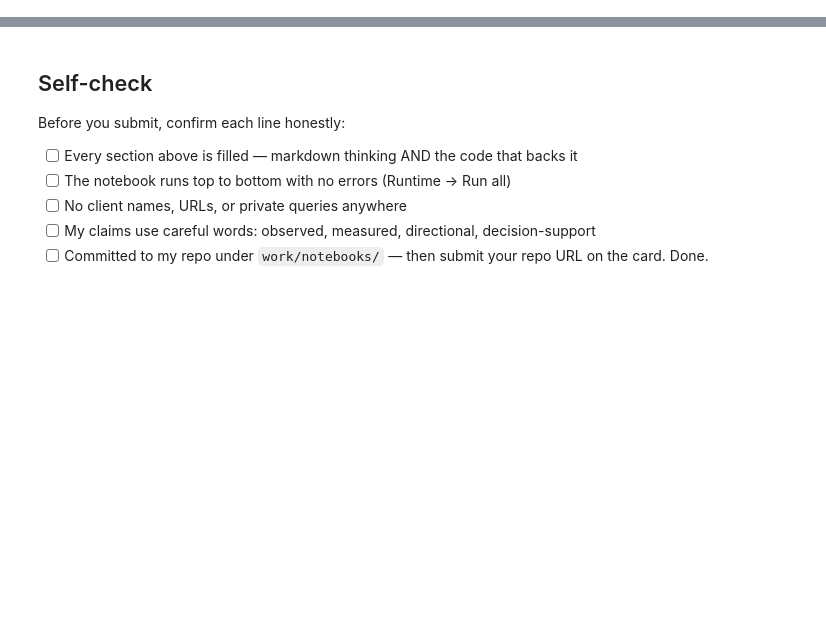
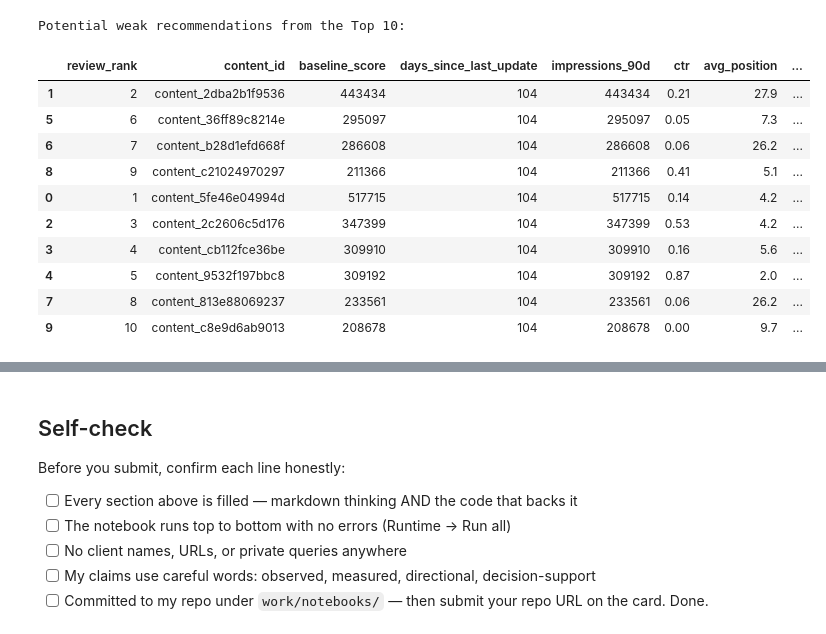
Before and after one commit to toBESkiii/FlyRank_AI_Intership, a Jupyter notebook: work/notebooks/w04_baseline_score.ipynb, the cells around one changed output, grey strips where cells are left out. Cells and saved outputs as stored; diff of their text form; code cells hidden in the pictures; blank space fills up the shorter version.

Commit message:
Complete ML-07 baseline action score and top-10 review

```diff
--- a/work/notebooks/w04_baseline_score.ipynb
+++ b/work/notebooks/w04_baseline_score.ipynb
@@ -36,0 +490,71 @@ This skeleton is yours to fill. Work the sections **in order** — each one has
+# %%
+# This cell is for CODE (numbers, a query, a check).
+# Write your text answer in the cell ABOVE this one — typing sentences here breaks Run All.
+
+import numpy as np
+
+# Review possible weaknesses within the top ten recommendations
+weak_pick_review = top_10_review.copy()
+
+weak_pick_review["possible_weakness"] = np.select(
+    [
+        weak_pick_review["decline_proxy"] == 0,
+        weak_pick_review["ctr"] >= median_ctr,
+        weak_pick_review["avg_position"] > 20,
+        weak_pick_review["days_since_last_update"] >= 365
+    ],
+    [
+        "Not labelled as declining — possible false positive",
+        "CTR is already at or above the dataset median",
+        "Weak average position may explain the opportunity differently",
+        "May be intentionally evergreen despite its age"
+    ],
+    default=(
+        "Performance may be affected by seasonality, demand "
+        "or competition rather than stale content"
+    )
+)
+
+# Prioritise the clearest weak picks first
+weak_pick_review["clear_false_positive"] = (
+    weak_pick_review["decline_proxy"] == 0
+)
+
+weak_pick_review = (
+    weak_pick_review
+    .sort_values(
+        by=["clear_false_positive", "review_rank"],
+        ascending=[False, True]
+    )
+)
+
+print("Potential weak recommendations from the Top 10:")
+
+display(
+    weak_pick_review[
+        [
+            "review_rank",
+            "content_id",
+            "baseline_score",
+            "days_since_last_update",
+            "impressions_90d",
+            "ctr",
+            "avg_position",
+            "decline_proxy",
+            "possible_weakness"
+        ]
+    ]
+)
+# %% [output]
+Potential weak recommendations from the Top 10:
+|  | review_rank | content_id | baseline_score | days_since_last_update | impressions_90d | ctr | avg_position | ... |
+| 1 | 2 | content_2dba2b1f9536 | 443434 | 104 | 443434 | 0.21 | 27.9 | ... |
+| 5 | 6 | content_36ff89c8214e | 295097 | 104 | 295097 | 0.05 | 7.3 | ... |
+| 6 | 7 | content_b28d1efd668f | 286608 | 104 | 286608 | 0.06 | 26.2 | ... |
+| 8 | 9 | content_c21024970297 | 211366 | 104 | 211366 | 0.41 | 5.1 | ... |
+| 0 | 1 | content_5fe46e04994d | 517715 | 104 | 517715 | 0.14 | 4.2 | ... |
+| 2 | 3 | content_2c2606c5d176 | 347399 | 104 | 347399 | 0.53 | 4.2 | ... |
+| 3 | 4 | content_cb112fce36be | 309910 | 104 | 309910 | 0.16 | 5.6 | ... |
+| 4 | 5 | content_9532f197bbc8 | 309192 | 104 | 309192 | 0.87 | 2.0 | ... |
+| 7 | 8 | content_813e88069237 | 233561 | 104 | 233561 | 0.06 | 26.2 | ... |
+| 9 | 10 | content_c8e9d6ab9013 | 208678 | 104 | 208678 | 0.00 | 9.7 | ... |
```
Also changed, not shown: parts of 17 cells of this notebook.
